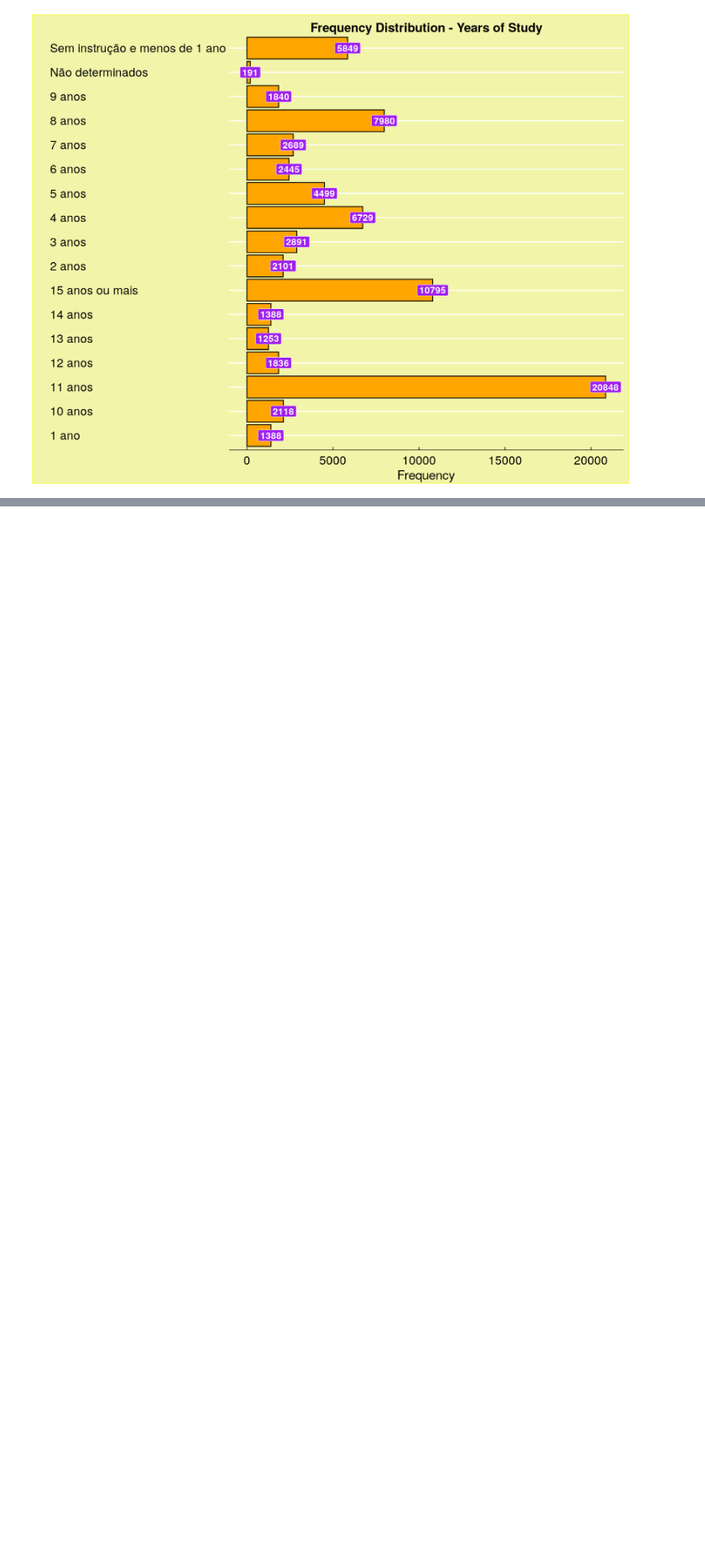
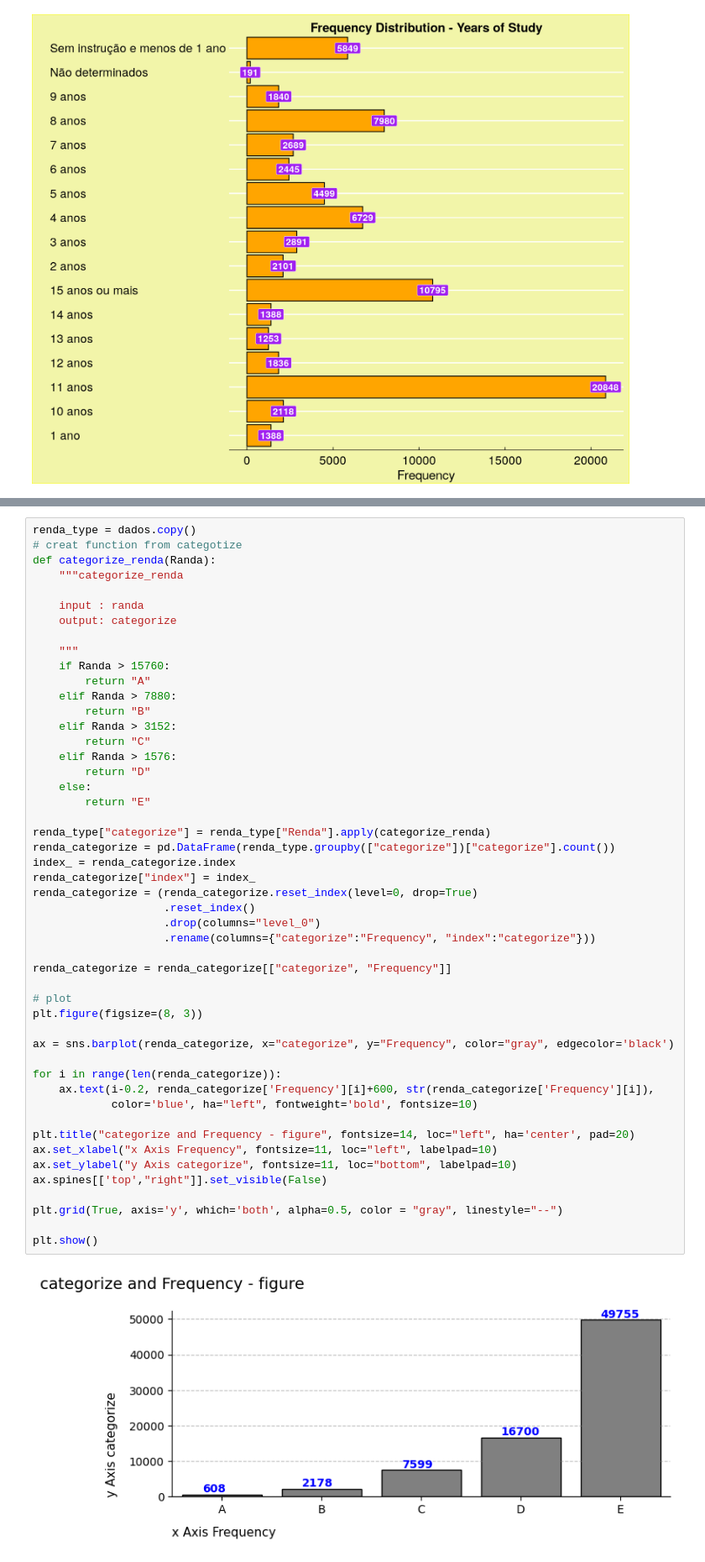
Before and after one commit to Mohsenmohebbi1993/Kaggle, a Jupyter notebook: 3. statistical-analysis-descriptive-statistics-br/statistical-analysis-descriptive-statistics-br.ipynb, the cells around one changed output, grey strips where cells are left out. Shown at 84% size. Saved outputs shown, nothing was run; the diff lists cells and outputs as text; blank space fills up the shorter version.

Commit message:
barplot | categorize and Frequency

```diff
--- a/3. statistical-analysis-descriptive-statistics-br/statistical-analysis-descriptive-statistics-br.ipynb
+++ b/3. statistical-analysis-descriptive-statistics-br/statistical-analysis-descriptive-statistics-br.ipynb
@@ -1392,6 +1392,57 @@ ggplot(freq_perct_ano_estudo, aes(x=Frequency, y=row.names(freq_perct_ano_estudo
 > We will see in a bar graph how the number of people per class is distributed in the sample, remembering that each class is governed only by its wage income, starting from the highest class <b>A</b> and decreasing to class <b>E</b>, that is <b>E</b> -> <b>D</b> -> <b>C</b> -> <b>B</b> -> <b>A</b>.
 
 <center><img src="https://www.semillasdevida.com.ar/wp-content/uploads/2016/05/piramide-social-capitalista.jpg"></center>
+# %%
+renda_type = dados.copy()
+# creat function from categotize
+def categorize_renda(Randa):
+    """categorize_renda
+
+    input : randa
+    output: categorize
+
+    """
+    if Randa > 15760:
+        return "A"
+    elif Randa > 7880:
+        return "B"
+    elif Randa > 3152:
+        return "C"
+    elif Randa > 1576:
+        return "D"
+    else:
+        return "E"
+
+renda_type["categorize"] = renda_type["Renda"].apply(categorize_renda)
+renda_categorize = pd.DataFrame(renda_type.groupby(["categorize"])["categorize"].count())
+index_ = renda_categorize.index
+renda_categorize["index"] = index_
+renda_categorize = (renda_categorize.reset_index(level=0, drop=True)
+                    .reset_index()
+                    .drop(columns="level_0")
+                    .rename(columns={"categorize":"Frequency", "index":"categorize"}))
+
+renda_categorize = renda_categorize[["categorize", "Frequency"]]
+
+# plot
+plt.figure(figsize=(8, 3))
+
+ax = sns.barplot(renda_categorize, x="categorize", y="Frequency", color="gray", edgecolor='black')
+
+for i in range(len(renda_categorize)):
+    ax.text(i-0.2, renda_categorize['Frequency'][i]+600, str(renda_categorize['Frequency'][i]),
+            color='blue', ha="left", fontweight='bold', fontsize=10)
+
+plt.title("categorize and Frequency - figure", fontsize=14, loc="left", ha='center', pad=20)
+ax.set_xlabel("x Axis Frequency", fontsize=11, loc="left", labelpad=10)
+ax.set_ylabel("y Axis categorize", fontsize=11, loc="bottom", labelpad=10)
+ax.spines[['top',"right"]].set_visible(False)
+
+plt.grid(True, axis='y', which='both', alpha=0.5, color = "gray", linestyle="--")
+
+plt.show()
+# %% [output]
+[figure, added]
 # %%
 options(repr.plot.width=14, repr.plot.height=6)
 ggplot(freq_perct_renda, aes(x=row.names(freq_perct_renda), y=Frequency))+
```
